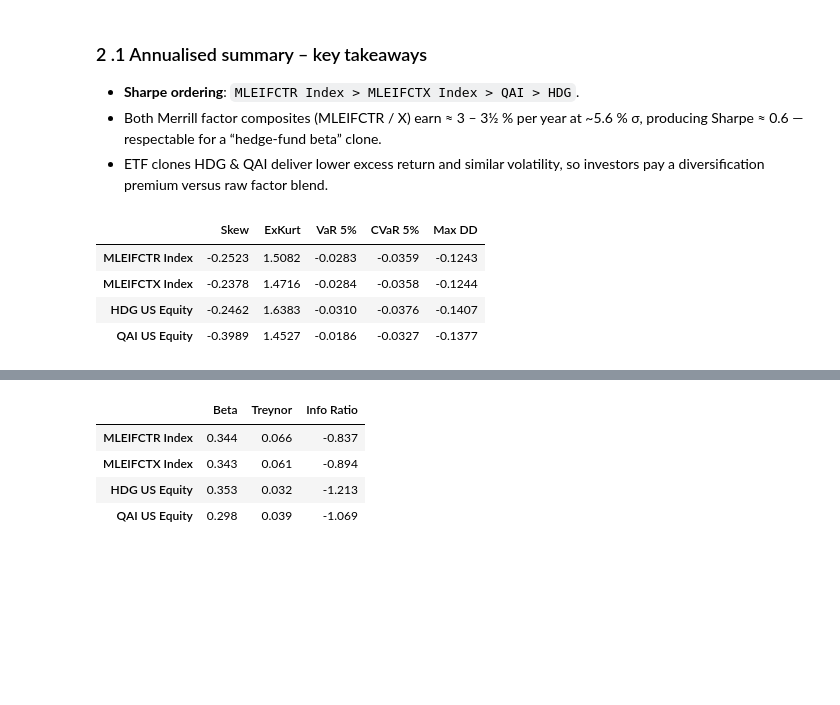
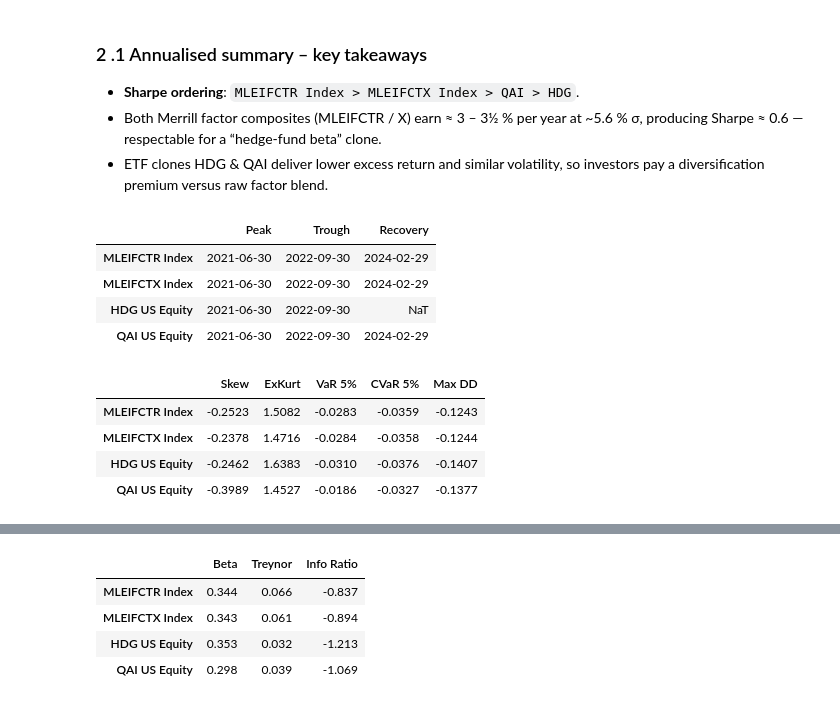
Before and after one commit to lwright02/Quant-Summer-2025, a Jupyter notebook: Homework_2.ipynb, the cells around one changed output, grey strips where cells are left out. Drawn from its saved outputs; the diff is of its cells as text; code cells hidden in the pictures; blank space fills up the shorter version.

```diff
--- a/Homework_2.ipynb
+++ b/Homework_2.ipynb
@@ -92,23 +92,50 @@ display(stats_21)
 # %%
 # 2.2 ──────────────────────────────────────────────────────────────────
 from scipy.stats import skew, kurtosis
 
 def tail_metrics(ret):
     var5 = ret.quantile(0.05)
     cvar = ret.where(ret <= var5, np.nan).mean()   # mask instead of boolean slice
     maxdd = ((1+ret).cumprod()/(1+ret).cumprod().cummax()-1).min()
     return pd.DataFrame({"Skew":ret.apply(skew),
                          "ExKurt":ret.apply(kurtosis, fisher=True),
                          "VaR 5%":var5,
                          "CVaR 5%":cvar,
                          "Max DD":maxdd})
+
+def drawdown_dates(r):
+    nav = (1 + r).cumprod()
+
+    # running max up to each point
+    running_max = nav.cummax()
+    drawdown    = nav / running_max - 1
+
+    # trough is the most negative drawdown
+    trough = drawdown.idxmin()
+
+    # peak is the last time the running_max reached its level *before* the trough
+    peak = running_max[:trough].idxmax()
+
+    # recovery = first date after trough where nav regains the previous peak level
+    rec_mask = nav[trough:] >= nav.loc[peak]
+    recovery = rec_mask[rec_mask].index.min()        # NaT if never recovers
+
+    return pd.Series({"Peak": peak, "Trough": trough, "Recovery": recovery})
+
+dd_dates = hf.apply(drawdown_dates).T
+display(dd_dates)
 tail_22 = tail_metrics(hf)
 display(tail_22)
 # %% [output]
-|  | Skew | ExKurt | VaR 5% | CVaR 5% | Max DD |
-| MLEIFCTR Index | -0.2523 | 1.5082 | -0.0283 | -0.0359 | -0.1243 |
-| MLEIFCTX Index | -0.2378 | 1.4716 | -0.0284 | -0.0358 | -0.1244 |
-| HDG US Equity | -0.2462 | 1.6383 | -0.0310 | -0.0376 | -0.1407 |
-| QAI US Equity | -0.3989 | 1.4527 | -0.0186 | -0.0327 | -0.1377 |
+|  | Peak | Trough | Recovery |
+| MLEIFCTR Index | 2021-06-30 | 2022-09-30 | 2024-02-29 |
+| MLEIFCTX Index | 2021-06-30 | 2022-09-30 | 2024-02-29 |
+| HDG US Equity | 2021-06-30 | 2022-09-30 | NaT |
+| QAI US Equity | 2021-06-30 | 2022-09-30 | 2024-02-29 |
+|  | Skew | ExKurt | VaR 5% | CVaR 5% | Max DD |
+| MLEIFCTR Index | -0.2523 | 1.5082 | -0.0283 | -0.0359 | -0.1243 |
+| MLEIFCTX Index | -0.2378 | 1.4716 | -0.0284 | -0.0358 | -0.1244 |
+| HDG US Equity | -0.2462 | 1.6383 | -0.0310 | -0.0376 | -0.1407 |
+| QAI US Equity | -0.3989 | 1.4527 | -0.0186 | -0.0327 | -0.1377 |
 # %% [markdown]
 ### 2 .2  Tail-risk interpretation
```
Also changed, not shown: parts of 1 cell of this notebook.
